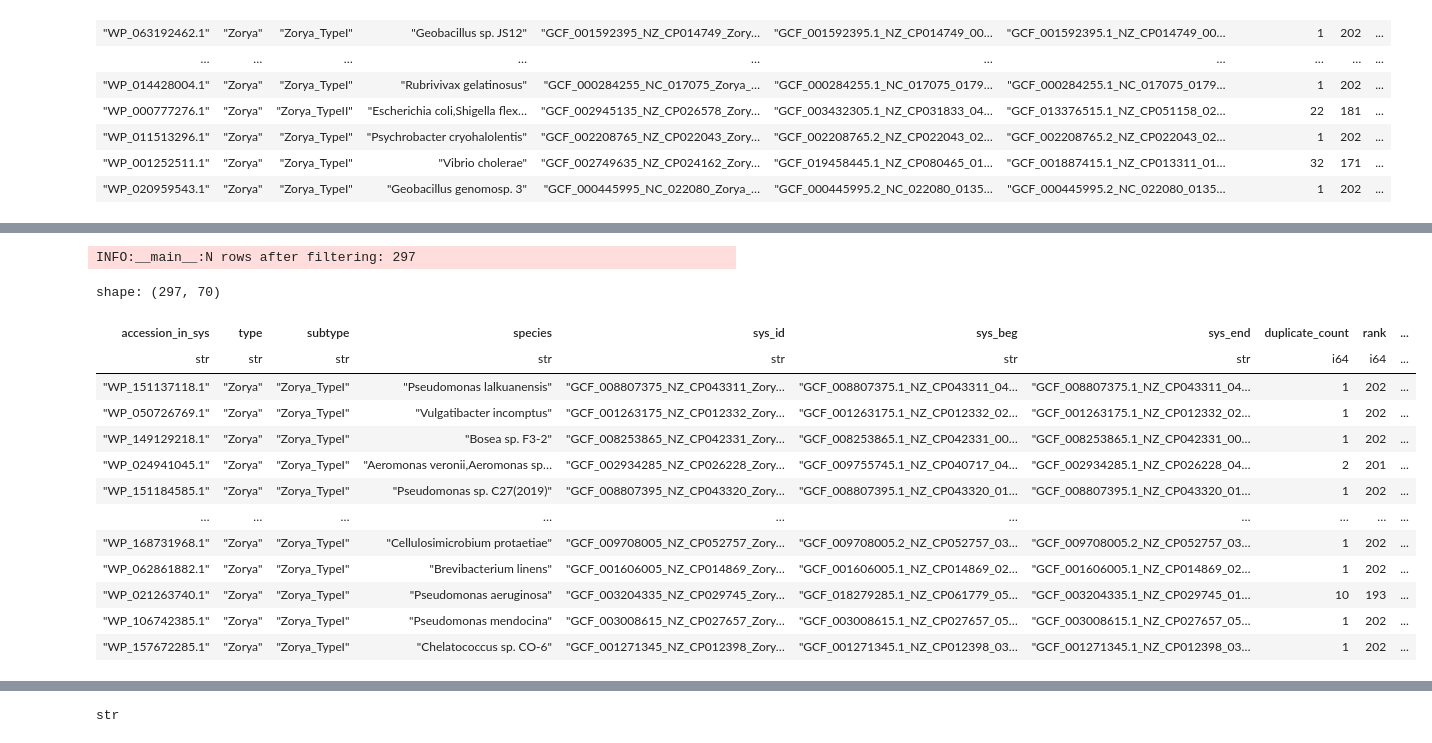
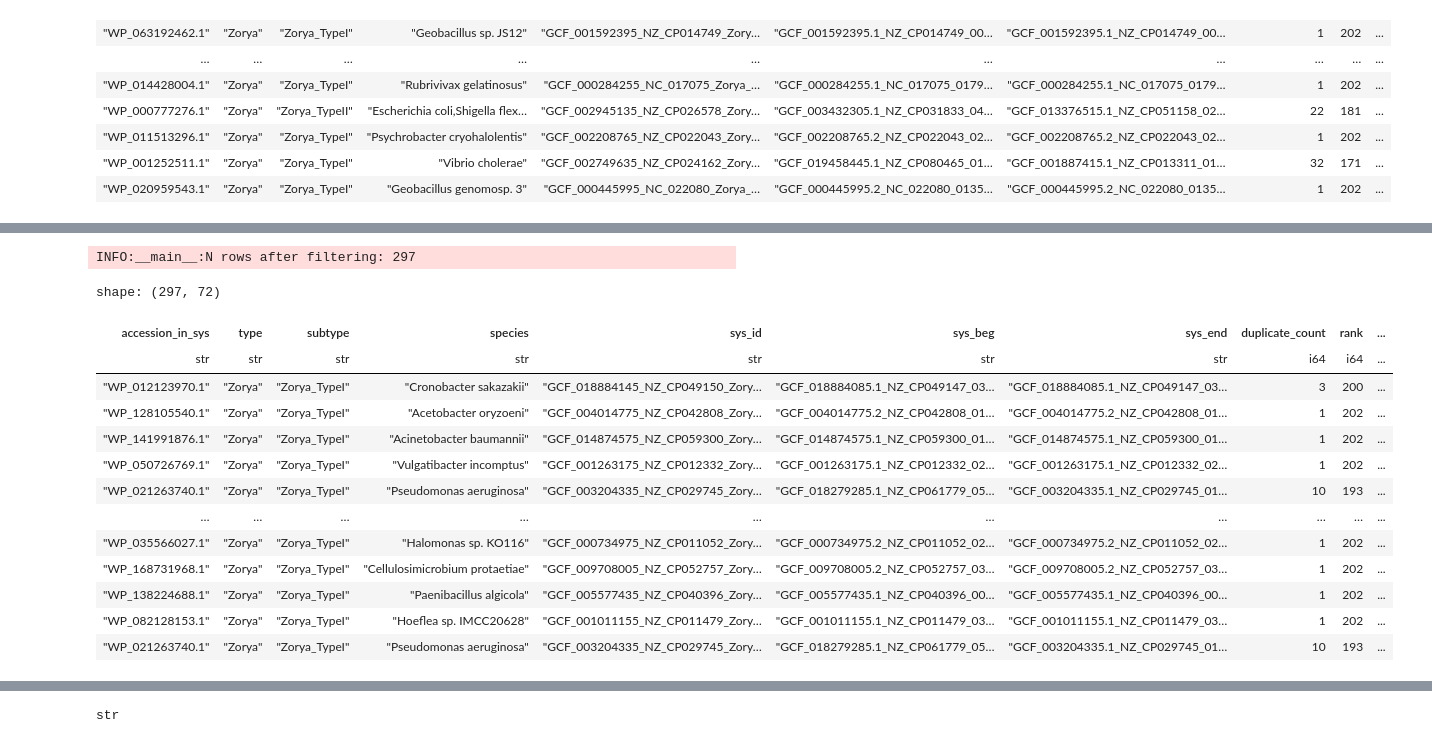
Before and after one commit to juliandeanmoran/BISSH, a Jupyter notebook: testing/explore_zorya.ipynb, the cells around one changed output, grey strips where cells are left out. Drawn from its saved outputs; the diff is of its cells as text; code cells hidden in the pictures.

```diff
--- a/testing/explore_zorya.ipynb
+++ b/testing/explore_zorya.ipynb
@@ -147,0 +156,39 @@ shape: (58_891, 70)
+# %%
+# ────────────────────────────────────────────────────────────
+#      Annotate
+# ────────────────────────────────────────────────────────────
+
+def add_annotations(
+        df: pl.DataFrame,
+        var_length_error: str,
+        col_evalue: str | None,
+        var_log_evalue: str = "-log(evalue)"
+) -> pl.DataFrame:
+
+    df = df.with_columns(
+        ((pl.col("Bacterial_prot_total_length") / pl.col("Human_prot_total_length")) - 1)
+        .abs()
+        .alias(var_length_error)
+    ).filter(
+        (pl.col(var_length_error).is_not_null()) &
+        (pl.col(var_length_error).is_not_nan())
+    )
+
+    if col_evalue is not None:
+        df = df.filter(
+            (pl.col(col_evalue).is_not_null()) &
+            (pl.col(col_evalue).is_not_nan())
+        ).with_columns(
+            (-pl.col(col_evalue).log10())
+            .alias(var_log_evalue)
+        )
+    logger.info(f"N rows after filtering out nulls for annotations: {len(df):,}")
+    return df
+
+df_ann = add_annotations(
+    df=df_cl,
+    var_length_error=VAR_NAME_LENGTH_ERROR,
+    col_evalue=COL_EVALUE,
+    var_log_evalue=VAR_NAME_LOG_EVALUE
+)
+df_ann
@@ -148,44 +323,43 @@ shape: (58_891, 70)
 # %%
 # ────────────────────────────────────────────────────────────
-#      Filter
+#      Filter: pair in same cluster
 # ────────────────────────────────────────────────────────────
 
 def filter_data(
         df: pl.DataFrame,
 ) -> pl.DataFrame:
-
     df = df.filter(
         (pl.col("defense_system_cluster_id") == pl.col("cluster_id")) &
         (pl.col("Organism") == "Homo sapiens (Human)")
     )
     logger.info(f"N rows after filtering: {len(df)}")
     return df
 
 df_filt = filter_data(
-    df=df_cl
+    df=df_ann
 )
 df_filt.write_csv(
     f"{OUT_DIR}/zorya_protein_pairs_filt_n={len(df_filt)}",
     separator="\t",
     include_header=True
 )
 df_filt
 # %% [output]
 INFO:__main__:N rows after filtering: 297
-shape: (297, 70)
+shape: (297, 72)
 | accession_in_sys | type | subtype | species | sys_id | sys_beg | sys_end | duplicate_count | rank | ... |
 | str | str | str | str | str | str | str | i64 | i64 | ... |
-| "WP_151137118.1" | "Zorya" | "Zorya_TypeI" | "Pseudomonas lalkuanensis" | "GCF_008807375_NZ_CP043311_Zory… | "GCF_008807375.1_NZ_CP043311_04… | "GCF_008807375.1_NZ_CP043311_04… | 1 | 202 | ... |
+| "WP_012123970.1" | "Zorya" | "Zorya_TypeI" | "Cronobacter sakazakii" | "GCF_018884145_NZ_CP049150_Zory… | "GCF_018884085.1_NZ_CP049147_03… | "GCF_018884085.1_NZ_CP049147_03… | 3 | 200 | ... |
+| "WP_128105540.1" | "Zorya" | "Zorya_TypeI" | "Acetobacter oryzoeni" | "GCF_004014775_NZ_CP042808_Zory… | "GCF_004014775.2_NZ_CP042808_01… | "GCF_004014775.2_NZ_CP042808_01… | 1 | 202 | ... |
+| "WP_141991876.1" | "Zorya" | "Zorya_TypeI" | "Acinetobacter baumannii" | "GCF_014874575_NZ_CP059300_Zory… | "GCF_014874575.1_NZ_CP059300_01… | "GCF_014874575.1_NZ_CP059300_01… | 1 | 202 | ... |
 | "WP_050726769.1" | "Zorya" | "Zorya_TypeI" | "Vulgatibacter incomptus" | "GCF_001263175_NZ_CP012332_Zory… | "GCF_001263175.1_NZ_CP012332_02… | "GCF_001263175.1_NZ_CP012332_02… | 1 | 202 | ... |
-| "WP_149129218.1" | "Zorya" | "Zorya_TypeI" | "Bosea sp. F3-2" | "GCF_008253865_NZ_CP042331_Zory… | "GCF_008253865.1_NZ_CP042331_00… | "GCF_008253865.1_NZ_CP042331_00… | 1 | 202 | ... |
-| "WP_024941045.1" | "Zorya" | "Zorya_TypeI" | "Aeromonas veronii,Aeromonas sp… | "GCF_002934285_NZ_CP026228_Zory… | "GCF_009755745.1_NZ_CP040717_04… | "GCF_002934285.1_NZ_CP026228_04… | 2 | 201 | ... |
-| "WP_151184585.1" | "Zorya" | "Zorya_TypeI" | "Pseudomonas sp. C27(2019)" | "GCF_008807395_NZ_CP043320_Zory… | "GCF_008807395.1_NZ_CP043320_01… | "GCF_008807395.1_NZ_CP043320_01… | 1 | 202 | ... |
+| "WP_021263740.1" | "Zorya" | "Zorya_TypeI" | "Pseudomonas aeruginosa" | "GCF_003204335_NZ_CP029745_Zory… | "GCF_018279285.1_NZ_CP061779_05… | "GCF_003204335.1_NZ_CP029745_01… | 10 | 193 | ... |
 | … | … | … | … | … | … | … | … | … | ... |
+| "WP_035566027.1" | "Zorya" | "Zorya_TypeI" | "Halomonas sp. KO116" | "GCF_000734975_NZ_CP011052_Zory… | "GCF_000734975.2_NZ_CP011052_02… | "GCF_000734975.2_NZ_CP011052_02… | 1 | 202 | ... |
 | "WP_168731968.1" | "Zorya" | "Zorya_TypeI" | "Cellulosimicrobium protaetiae" | "GCF_009708005_NZ_CP052757_Zory… | "GCF_009708005.2_NZ_CP052757_03… | "GCF_009708005.2_NZ_CP052757_03… | 1 | 202 | ... |
-| "WP_062861882.1" | "Zorya" | "Zorya_TypeI" | "Brevibacterium linens" | "GCF_001606005_NZ_CP014869_Zory… | "GCF_001606005.1_NZ_CP014869_02… | "GCF_001606005.1_NZ_CP014869_02… | 1 | 202 | ... |
+| "WP_138224688.1" | "Zorya" | "Zorya_TypeI" | "Paenibacillus algicola" | "GCF_005577435_NZ_CP040396_Zory… | "GCF_005577435.1_NZ_CP040396_00… | "GCF_005577435.1_NZ_CP040396_00… | 1 | 202 | ... |
+| "WP_082128153.1" | "Zorya" | "Zorya_TypeI" | "Hoeflea sp. IMCC20628" | "GCF_001011155_NZ_CP011479_Zory… | "GCF_001011155.1_NZ_CP011479_03… | "GCF_001011155.1_NZ_CP011479_03… | 1 | 202 | ... |
 | "WP_021263740.1" | "Zorya" | "Zorya_TypeI" | "Pseudomonas aeruginosa" | "GCF_003204335_NZ_CP029745_Zory… | "GCF_018279285.1_NZ_CP061779_05… | "GCF_003204335.1_NZ_CP029745_01… | 10 | 193 | ... |
-| "WP_106742385.1" | "Zorya" | "Zorya_TypeI" | "Pseudomonas mendocina" | "GCF_003008615_NZ_CP027657_Zory… | "GCF_003008615.1_NZ_CP027657_05… | "GCF_003008615.1_NZ_CP027657_05… | 1 | 202 | ... |
-| "WP_157672285.1" | "Zorya" | "Zorya_TypeI" | "Chelatococcus sp. CO-6" | "GCF_001271345_NZ_CP012398_Zory… | "GCF_001271345.1_NZ_CP012398_03… | "GCF_001271345.1_NZ_CP012398_03… | 1 | 202 | ... |
 # %%
 # ────────────────────────────────────────────────────────────
 #      Unique protein pairs
```
Also changed, not shown: parts of 17 cells of this notebook, 6 other files.
